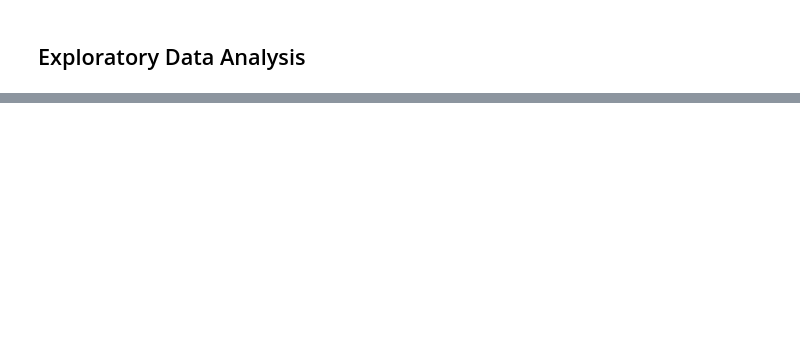
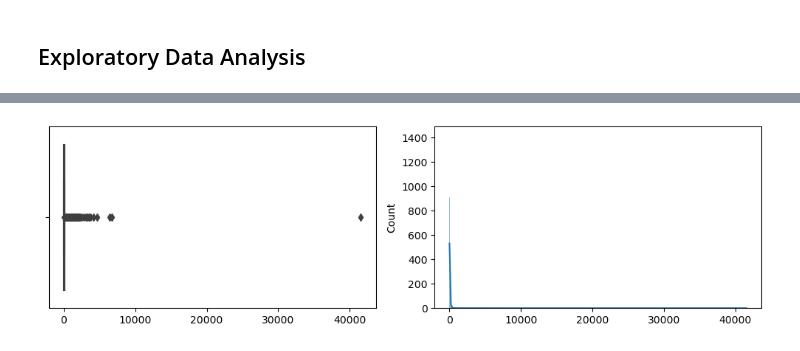
Before and after one commit to VamshiKrishna-1/Youtube_Video_Analysis_and_Prediction, a Jupyter notebook: FinalProject606.ipynb, the cells around one changed output, grey strips where cells are left out. Saved outputs shown, nothing was run; the diff lists cells and outputs as text; code cells hidden in the pictures; blank space fills up the shorter version.

```diff
--- a/FinalProject606.ipynb
+++ b/FinalProject606.ipynb
@@ -662,0 +625,12 @@ sns.histplot(data = data, x = 'like/dislike ratio', y = 'categoryId')
+# %%
+# Let's find percentage increase in likes during the trending duration
+
+per_inc_likes = round(((final_df['likes_end'] - final_df['likes_start'])/final_df['likes_start'])*100, 2)
+
+fig, ax = plt.subplots(1, 2, figsize = (10, 3))
+sns.boxplot(per_inc_likes, ax = ax[0])
+sns.histplot(per_inc_likes, ax = ax[1], kde = True)
+plt.tight_layout()
+plt.show()
+# %% [output]
+[figure, added]
```
Also changed, not shown: parts of 79 cells of this notebook.
